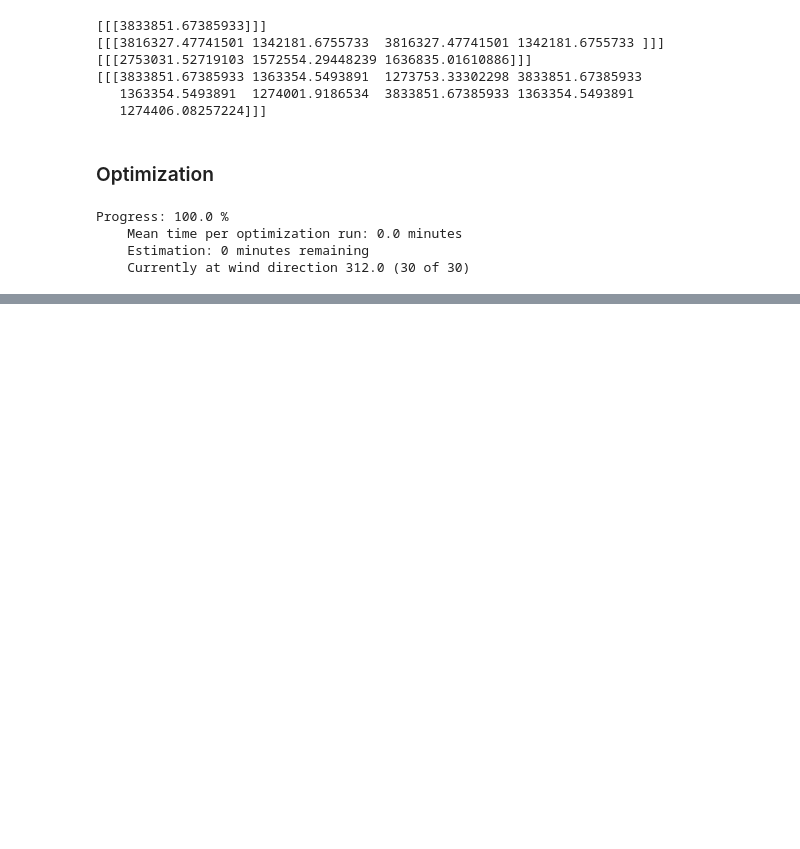
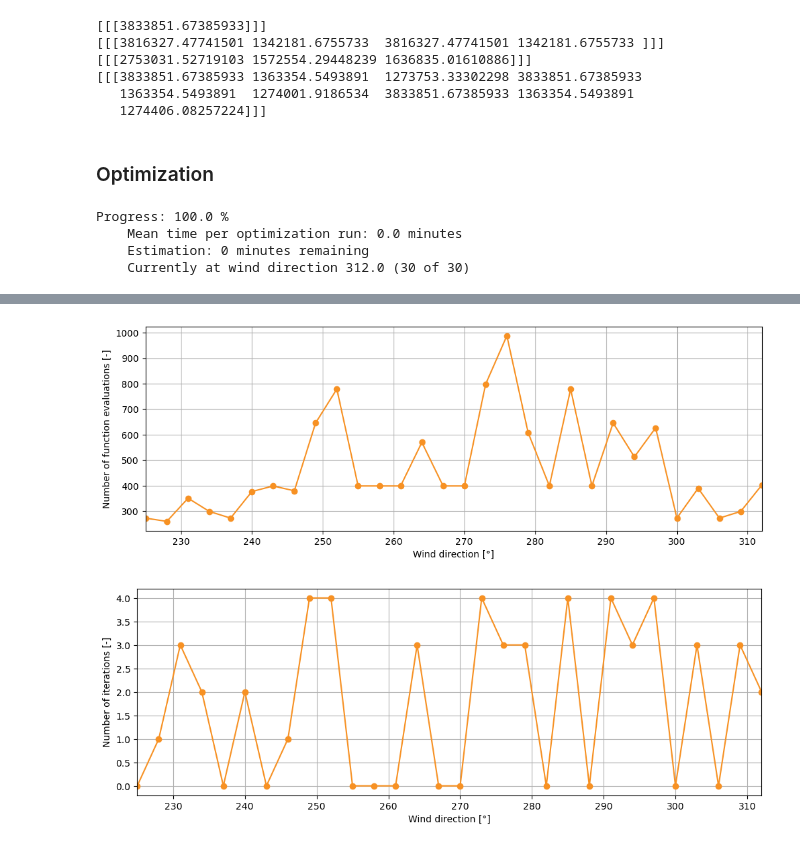
Before and after one commit to chrisosse/TouchWind_Optimization_Framework, a Jupyter notebook: framework_test.ipynb, the cells around one changed output, grey strips where cells are left out. Saved outputs shown, nothing was run; the diff lists cells and outputs as text; code cells hidden in the pictures; blank space fills up the shorter version.

```diff
--- a/framework_test.ipynb
+++ b/framework_test.ipynb
@@ -1199,0 +1249,23 @@ plt.show()
+# %%
+fig = plt.figure()
+fig.set_size_inches(12, 4)
+ax = fig.add_subplot(1, 1, 1)
+ax.plot(df_optimization['wind_direction'], [len(i) for i in df_optimization['function_values']], color=colors[0], marker='o')
+ax.set_xlabel('Wind direction [°]')
+ax.set_ylabel('Number of function evaluations [-]')
+ax.grid()
+ax.set_xlim(min(df_optimization['wind_direction']), max(df_optimization['wind_direction']))
+plt.show()
+
+fig = plt.figure()
+fig.set_size_inches(12, 4)
+ax = fig.add_subplot(1, 1, 1)
+ax.plot(df_optimization['wind_direction'], df_optimization['n_iterations'], color=colors[0], marker='o')
+ax.set_xlabel('Wind direction [°]')
+ax.set_ylabel('Number of iterations [-]')
+ax.grid()
+ax.set_xlim(min(df_optimization['wind_direction']), max(df_optimization['wind_direction']))
+plt.show()
+# %% [output]
+[figure, added]
+[figure, added]
```
Also changed, not shown: parts of 12 cells of this notebook, 1 other file.
